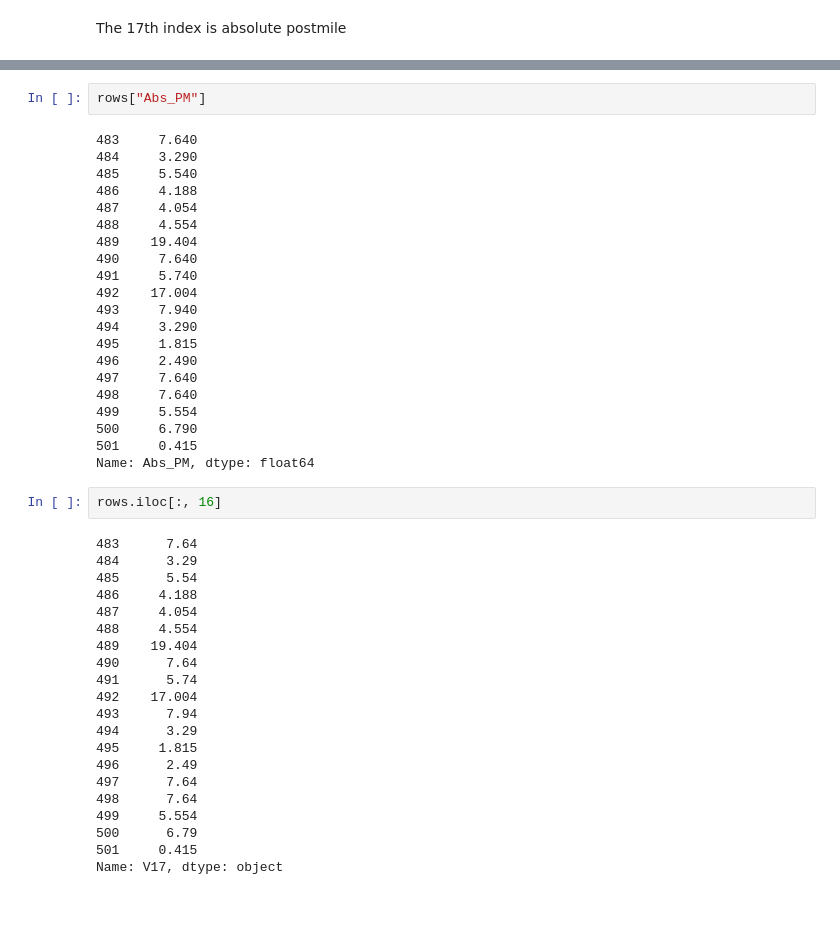
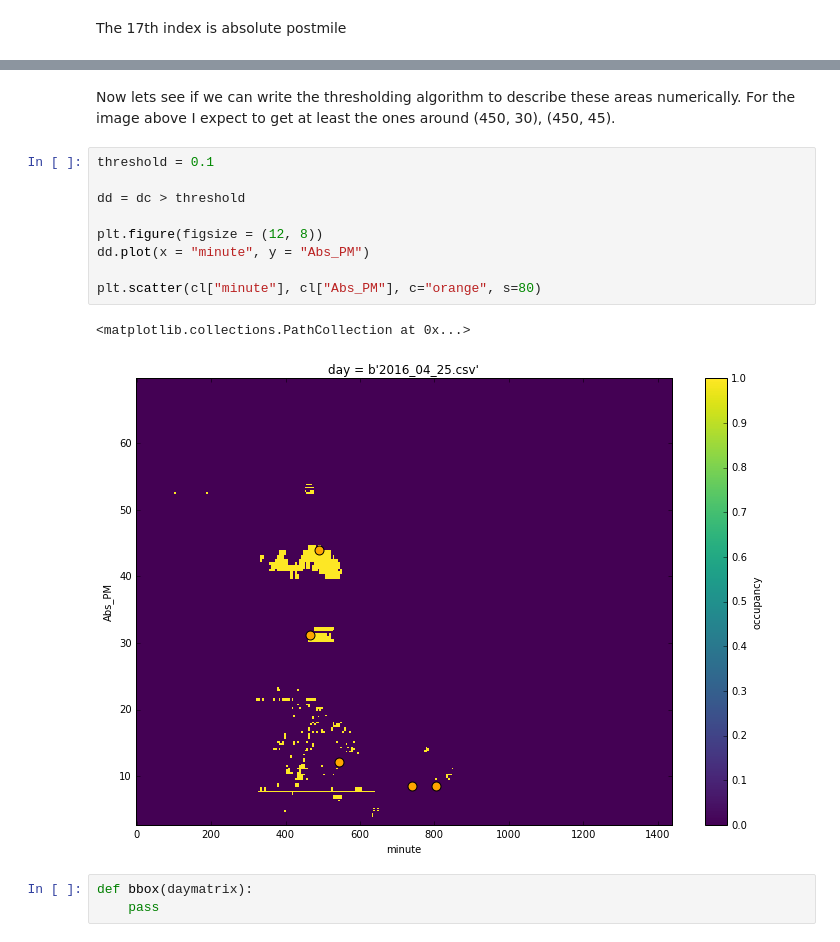
Before and after one commit to clarkfitzg/eci256project, a Jupyter notebook: plots.ipynb, the cells around one changed output, grey strips where cells are left out. Drawn from its saved outputs; the diff is of its cells as text; blank space fills up the shorter version.

```diff
--- a/plots.ipynb
+++ b/plots.ipynb
@@ -74,46 +83,17 @@ plt.scatter(rows["minute"], rows["Abs_PM"], c="green", s=60)
-# %%
-rows["Abs_PM"]
-# %% [output]
-483     7.640
-484     3.290
-485     5.540
-486     4.188
-487     4.054
-488     4.554
-489    19.404
-490     7.640
-491     5.740
-492    17.004
-493     7.940
-494     3.290
-495     1.815
-496     2.490
-497     7.640
-498     7.640
-499     5.554
-500     6.790
-501     0.415
-Name: Abs_PM, dtype: float64
-# %%
-rows.iloc[:, 16]
-# %% [output]
-483      7.64
-484      3.29
-485      5.54
-486     4.188
-487     4.054
-488     4.554
-489    19.404
-490      7.64
-491      5.74
-492    17.004
-493      7.94
-494      3.29
-495     1.815
-496      2.49
-497      7.64
-498      7.64
-499     5.554
-500      6.79
-501     0.415
-Name: V17, dtype: object
+# %% [markdown]
+Now lets see if we can write the thresholding algorithm to describe these areas numerically. For the image above I expect to get at least the ones around (450, 30), (450, 45).
+# %%
+threshold = 0.1
+
+dd = dc > threshold
+
+plt.figure(figsize = (12, 8))
+dd.plot(x = "minute", y = "Abs_PM")
+
+plt.scatter(cl["minute"], cl["Abs_PM"], c="orange", s=80)
+# %% [output]
+<matplotlib.collections.PathCollection at 0x...>
+[figure, added]
+# %%
+def bbox(daymatrix):
+    pass
```
Also changed, not shown: parts of 10 cells of this notebook.
